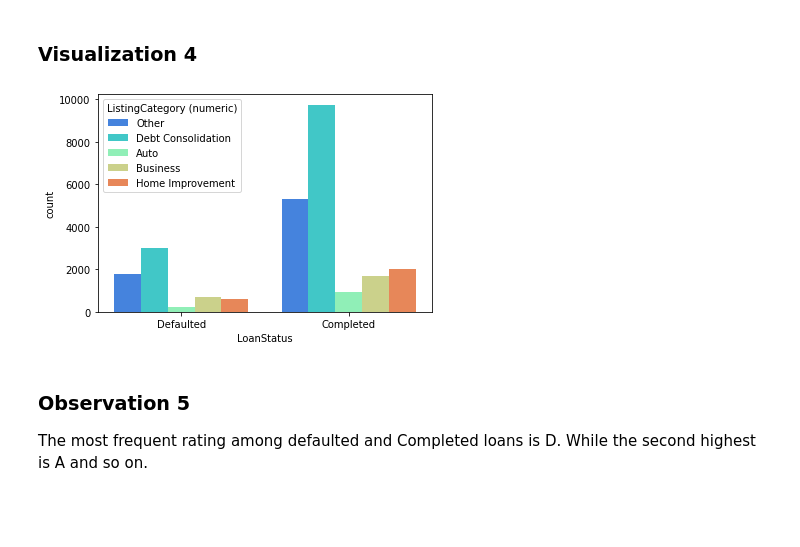
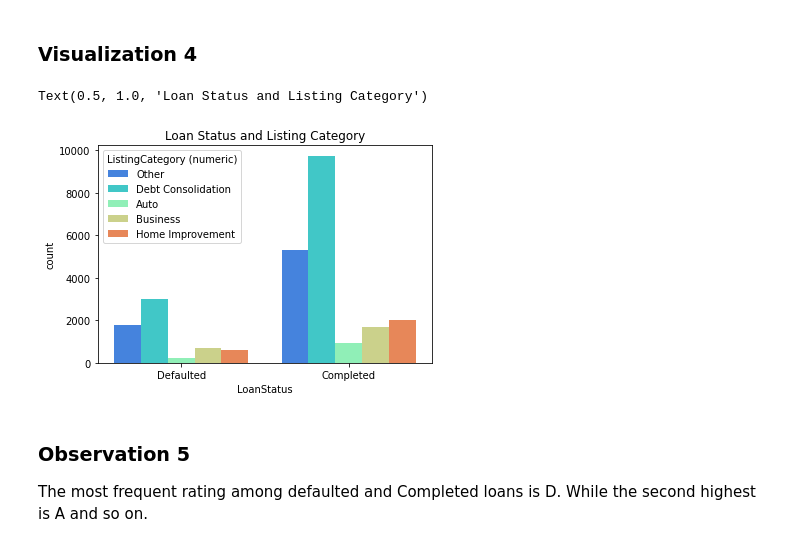
Before and after one commit to EnochAy/Udacity-Nanodegree-Data-Analyst---Data-Visualization-Project, a Jupyter notebook: Part_II_Explanatory_Analysis.ipynb, the cells around one changed output. Cells and saved outputs as stored; diff of their text form; code cells hidden in the pictures; blank space fills up the shorter version.

```diff
--- a/Part_II_Explanatory_Analysis.ipynb
+++ b/Part_II_Explanatory_Analysis.ipynb
@@ -159,8 +163,10 @@ The debt consolidation category have the highest frequency among all of the cate
 ### Visualization 4
 # %%
 count_plotter('LoanStatus', 'ListingCategory (numeric)', target_df, base_color, palette = 'rainbow')
+plt.title('Loan Status and Listing Category')
 # %% [output]
+Text(0.5, 1.0, 'Loan Status and Listing Category')
-[figure, old version]
+[figure, new version]
 # %% [markdown]
 ### Observation 5
 
```
Also changed, not shown: parts of 9 cells of this notebook.
